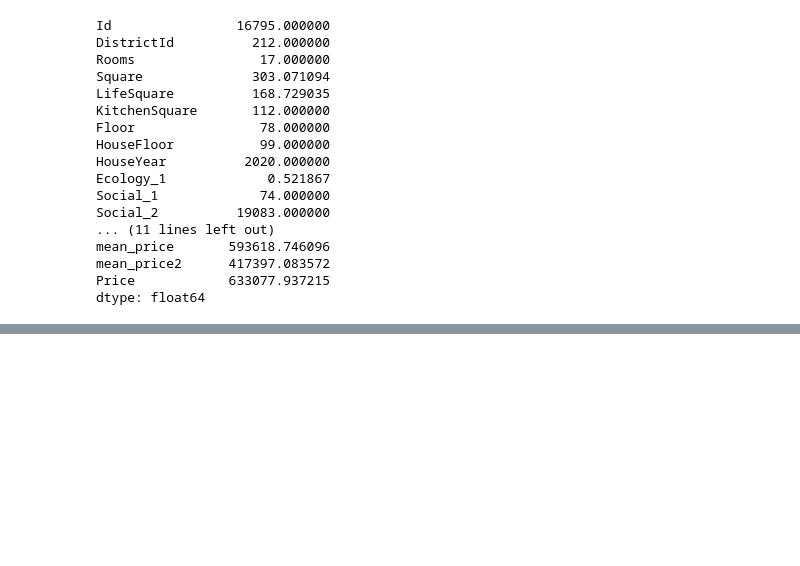
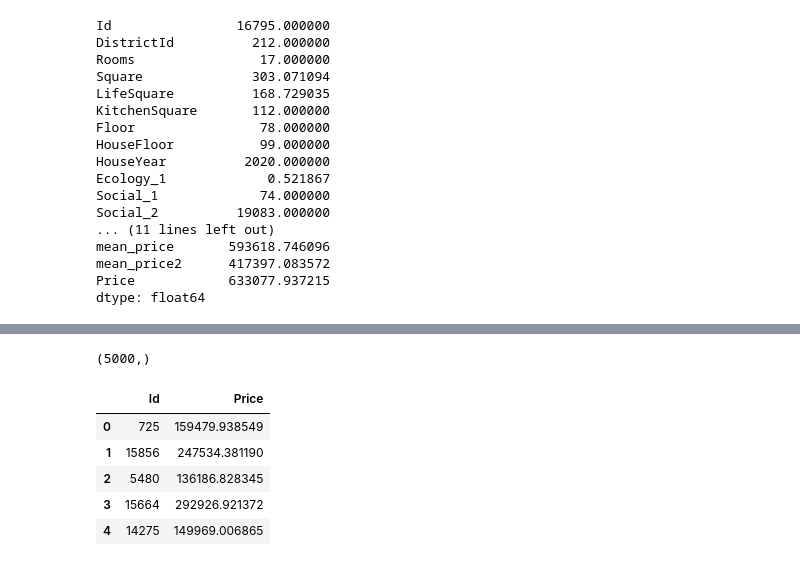
Before and after one commit to iskinn/DS_geekbrains, a Jupyter notebook: ds_project.ipynb, the cells around one changed output, grey strips where cells are left out. Saved outputs shown, nothing was run; the diff lists cells and outputs as text; code cells hidden in the pictures; blank space fills up the shorter version.

```diff
--- a/ds_project.ipynb
+++ b/ds_project.ipynb
@@ -158,7 +158,7 @@ r2(valid['Price'], pred_valid)
 # %%
 from sklearn.ensemble import RandomForestRegressor as RF
 
-rf = RF(n_estimators=20, max_depth=10, min_samples_leaf=2, random_state=42)
+rf = RF(n_estimators=30, max_depth=20, min_samples_leaf=3, random_state=42)
 # %%
 rf.fit(train.loc[:, fts], train['Price'])
 # %% [output]
@@ -457,0 +460,2 @@ array([165939.21997976, 277785.62233736, 238444.659062  , ...,
+# %%
+pred_test_rf = rf.predict(test.loc[:, fts])
@@ -457,0 +467,2 @@ array([165939.21997976, 277785.62233736, 238444.659062  , ...,
+# %%
+test['Price'] = pred_test_rf
@@ -458 +489,14 @@ array([165939.21997976, 277785.62233736, 238444.659062  , ...,
+# %%
+pred_test.shape
+# %% [output]
+(5000,)
+# %%
+test.loc[:, ['Id', 'Price']].head()
+# %% [output]
+|  | Id | Price |
+| 0 | 725 | 159479.938549 |
+| 1 | 15856 | 247534.381190 |
+| 2 | 5480 | 136186.828345 |
+| 3 | 15664 | 292926.921372 |
+| 4 | 14275 | 149969.006865 |
 # %%
```
Also changed, not shown: parts of 9 cells of this notebook.
